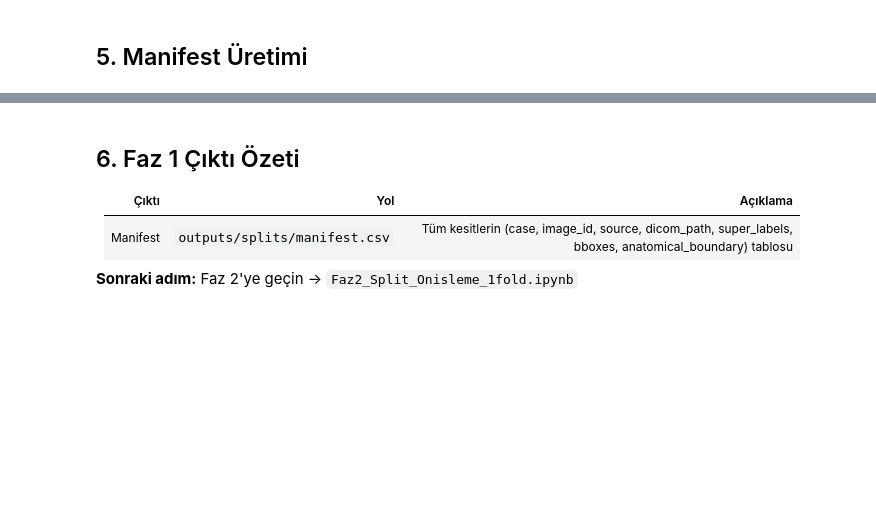
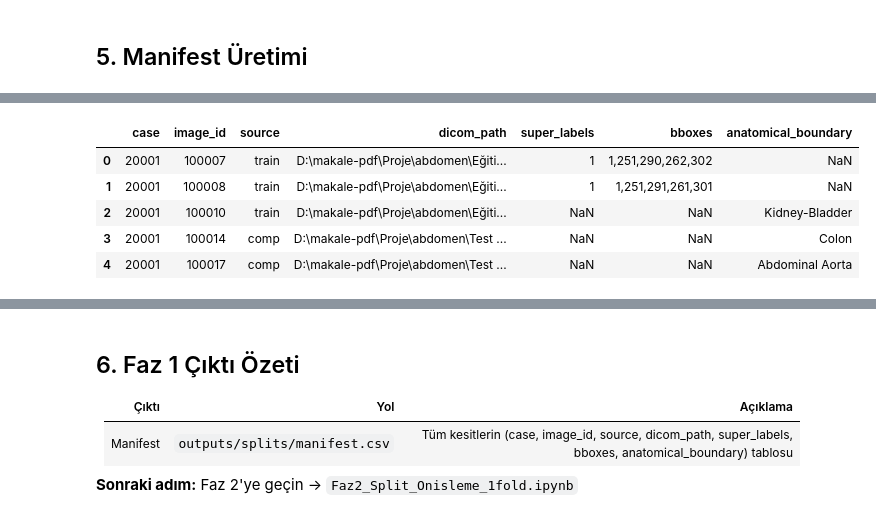
Before and after one commit to ramazan2020/abdomen1, a Jupyter notebook: Faz1_Veri_Hazirlik_1fold.ipynb, the cells around one changed output, grey strips where cells are left out. Drawn from its saved outputs; the diff is of its cells as text; code cells hidden in the pictures; blank space fills up the shorter version.

```diff
--- a/Faz1_Veri_Hazirlik_1fold.ipynb
+++ b/Faz1_Veri_Hazirlik_1fold.ipynb
@@ -215 +279,12 @@ print("Manifest yazıldı:", manifest_path)
+# %%
+# Manifest doğrulama
+manifest = pd.read_csv(manifest_path)
+manifest.head(5)
+# %% [output]
+|  | case | image_id | source | dicom_path | super_labels | bboxes | anatomical_boundary |
+| 0 | 20001 | 100007 | train | D:\makale-pdf\Proje\abdomen\Eğiti... | 1 | 1,251,290,262,302 | NaN |
+| 1 | 20001 | 100008 | train | D:\makale-pdf\Proje\abdomen\Eğiti... | 1 | 1,251,291,261,301 | NaN |
+| 2 | 20001 | 100010 | train | D:\makale-pdf\Proje\abdomen\Eğiti... | NaN | NaN | Kidney-Bladder |
+| 3 | 20001 | 100014 | comp | D:\makale-pdf\Proje\abdomen\Test ... | NaN | NaN | Colon |
+| 4 | 20001 | 100017 | comp | D:\makale-pdf\Proje\abdomen\Test ... | NaN | NaN | Abdominal Aorta |
 # %%
```
Also changed, not shown: parts of 12 cells of this notebook, 11 other files.
